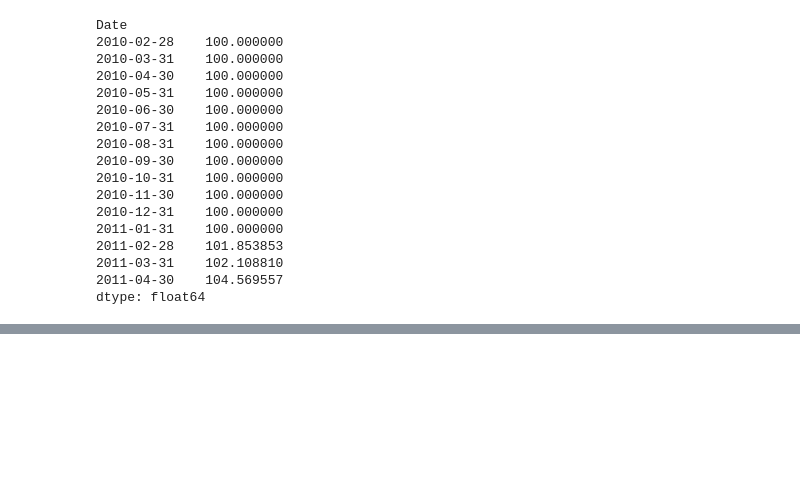
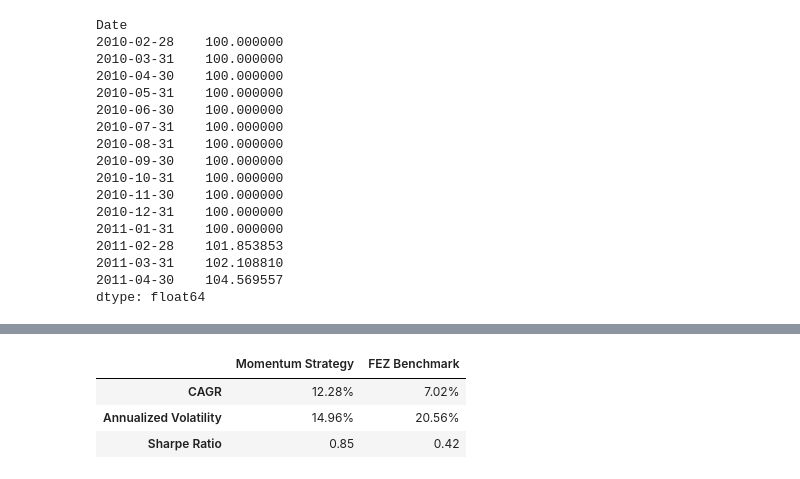
Before and after one commit to nicolasmarveaux456-hue/europe_momentum_backtest, a Jupyter notebook: notebooks/03_backtest.ipynb, the cells around one changed output, grey strips where cells are left out. Saved outputs shown, nothing was run; the diff lists cells and outputs as text; code cells hidden in the pictures; blank space fills up the shorter version.

Commit message:
feat: performance metrics module

```diff
--- a/notebooks/03_backtest.ipynb
+++ b/notebooks/03_backtest.ipynb
@@ -397,0 +422,9 @@ qui sera enrichi ensuite par les métriques, les coûts et l’analyse de risque
+# %%
+backtest_summary = pd.read_csv("../data/backtest_summary.csv", index_col=0, parse_dates=True)
+backtest_summary.head()
+
+strategy_returns = backtest_summary["Strategy Return"]
+strategy_equity = backtest_summary["Strategy Equity"]
+
+benchmark_returns = backtest_summary["FEZ Return"]
+benchmark_equity = backtest_summary["FEZ Equity"]
@@ -397,0 +468,8 @@ qui sera enrichi ensuite par les métriques, les coûts et l’analyse de risque
+# %%
+strategy_cagr = cagr(strategy_equity)
+strategy_vol = annualized_volatility(strategy_returns)
+strategy_sharpe = sharpe_ratio(strategy_returns)
+
+benchmark_cagr = cagr(benchmark_equity)
+benchmark_vol = annualized_volatility(benchmark_returns)
+benchmark_sharpe = sharpe_ratio(benchmark_returns)
@@ -397,0 +485,15 @@ qui sera enrichi ensuite par les métriques, les coûts et l’analyse de risque
+# %%
+metrics_table = pd.DataFrame({"Momentum Strategy": [strategy_cagr,strategy_vol,strategy_sharpe],
+                              "FEZ Benchmark": [benchmark_cagr,benchmark_vol,benchmark_sharpe]},
+                             index=["CAGR", "Annualized Volatility", "Sharpe Ratio"])
+metrics_table = metrics_table.round(4)
+metrics_display = metrics_table.copy().astype(object)
+metrics_display.loc["CAGR"] = metrics_display.loc["CAGR"].map(lambda x: f"{x:.2%}")
+metrics_display.loc["Annualized Volatility"] = metrics_display.loc["Annualized Volatility"].map(lambda x: f"{x:.2%}")
+metrics_display.loc["Sharpe Ratio"] = metrics_display.loc["Sharpe Ratio"].map(lambda x: f"{x:.2f}")
+metrics_display
+# %% [output]
+|  | Momentum Strategy | FEZ Benchmark |
+| CAGR | 12.28% | 7.02% |
+| Annualized Volatility | 14.96% | 20.56% |
+| Sharpe Ratio | 0.85 | 0.42 |
```
Also changed, not shown: parts of 20 cells of this notebook, 2 other files.
